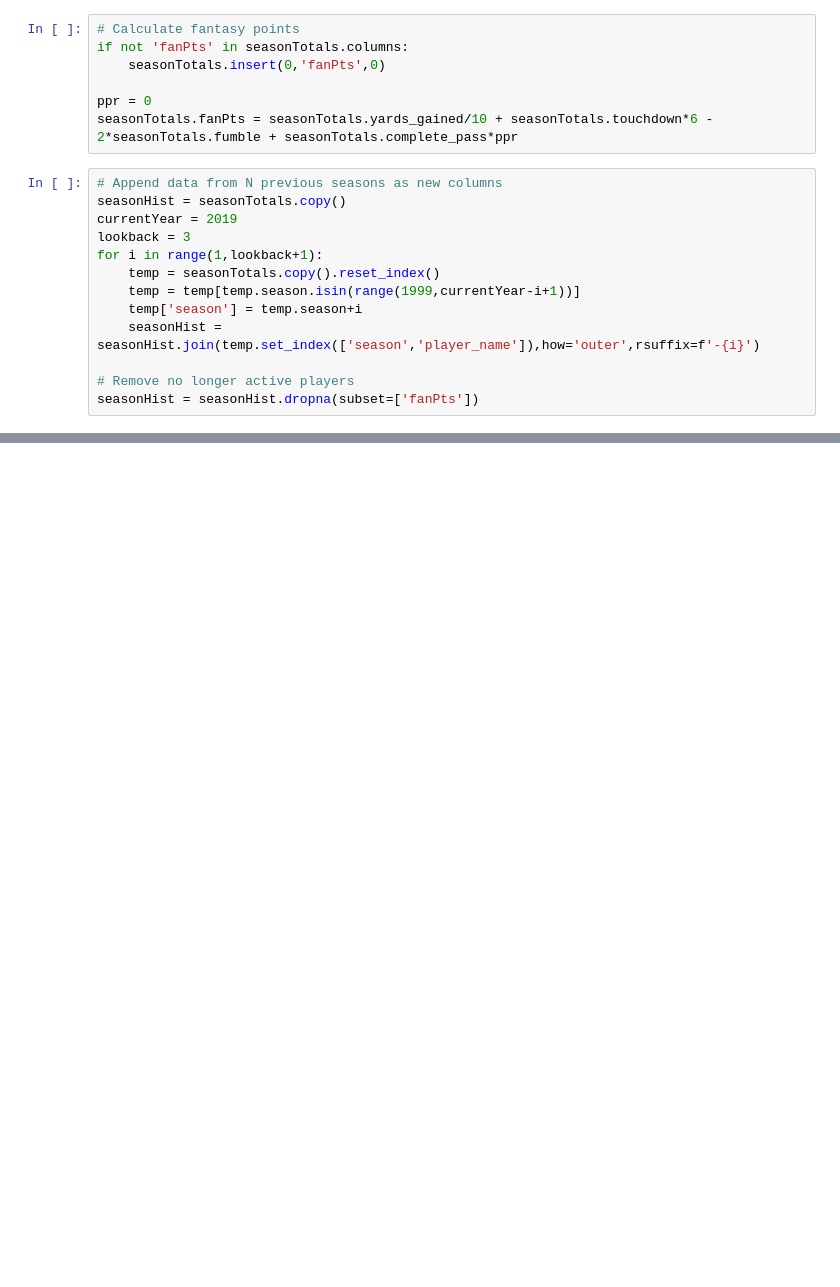
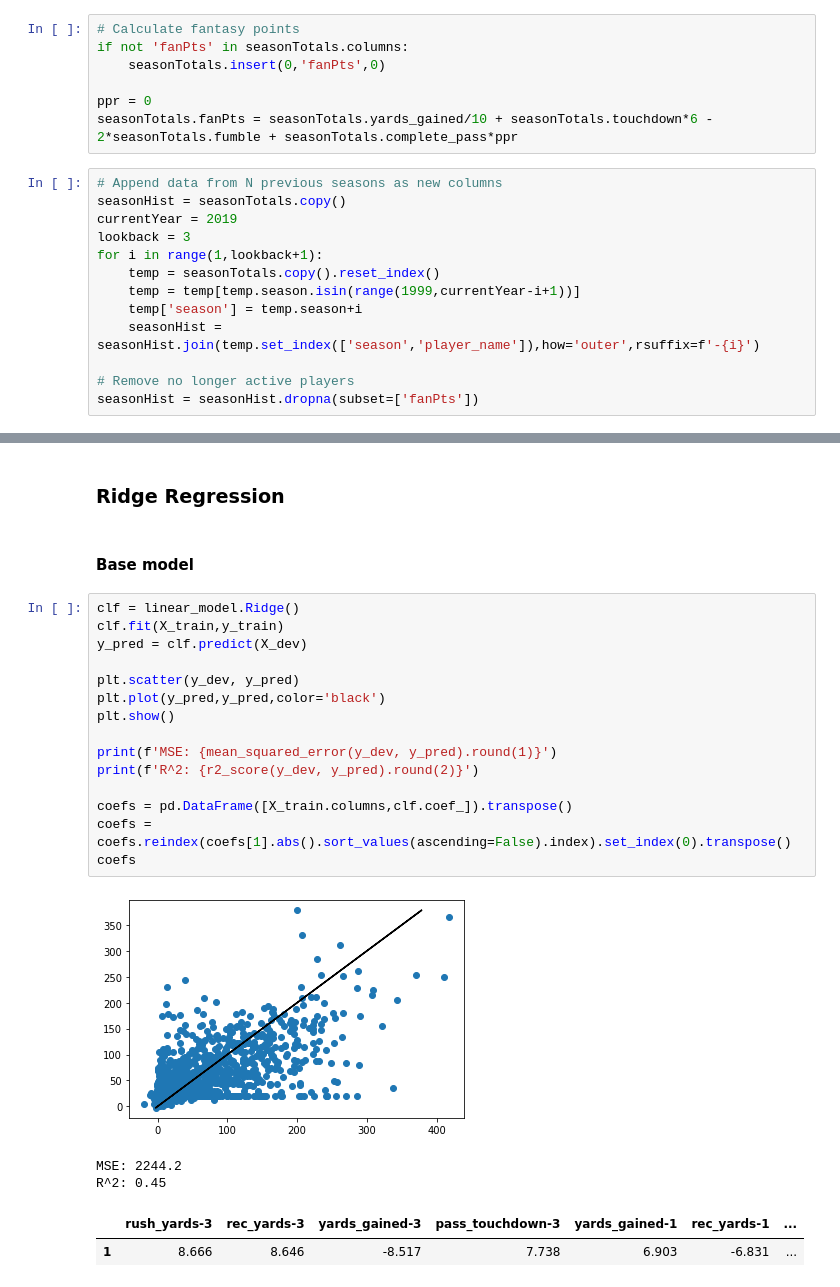
Before and after one commit to mrkawa/fantasyFootballML, a Jupyter notebook: MK/playByPlayConversion.ipynb, the cells around one changed output, grey strips where cells are left out. Cells and saved outputs as stored; diff of their text form; blank space fills up the shorter version.

```diff
--- a/MK/playByPlayConversion.ipynb
+++ b/MK/playByPlayConversion.ipynb
@@ -121,0 +136,25 @@ R^2: 0.48
+# %% [markdown]
+### Ridge Regression
+# %% [markdown]
+#### Base model
+# %%
+clf = linear_model.Ridge()
+clf.fit(X_train,y_train)
+y_pred = clf.predict(X_dev)
+
+plt.scatter(y_dev, y_pred)
+plt.plot(y_pred,y_pred,color='black')
+plt.show()
+
+print(f'MSE: {mean_squared_error(y_dev, y_pred).round(1)}')
+print(f'R^2: {r2_score(y_dev, y_pred).round(2)}')
+
+coefs = pd.DataFrame([X_train.columns,clf.coef_]).transpose()
+coefs = coefs.reindex(coefs[1].abs().sort_values(ascending=False).index).set_index(0).transpose()
+coefs
+# %% [output]
+[figure, added]
+MSE: 2244.2
+R^2: 0.45
+|  | rush_yards-3 | rec_yards-3 | yards_gained-3 | pass_touchdown-3 | yards_gained-1 | rec_yards-1 | ... |
+| 1 | 8.666 | 8.646 | -8.517 | 7.738 | 6.903 | -6.831 | ... |
```
Also changed, not shown: parts of 18 cells of this notebook.
